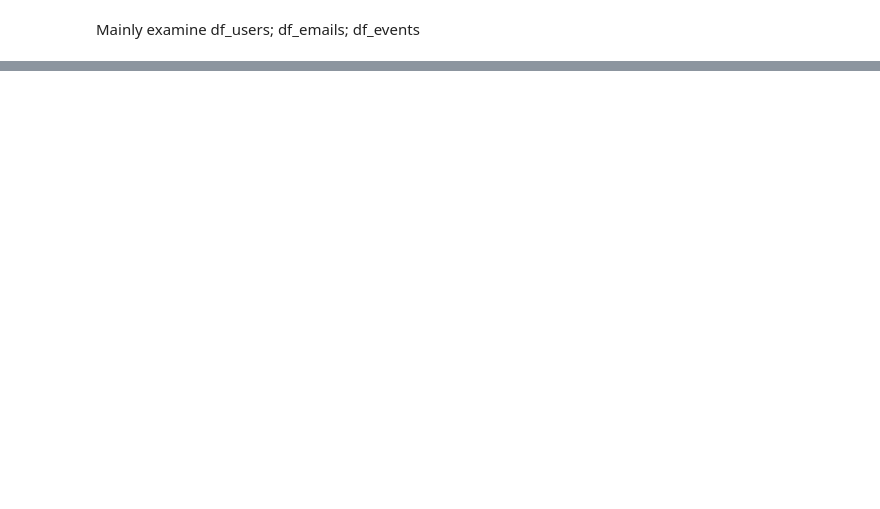
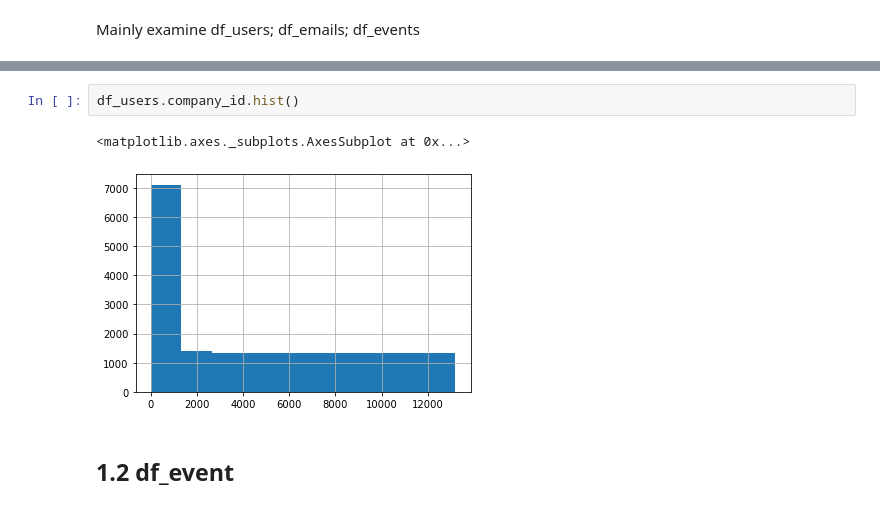
Before and after one commit to Zhefei123/Data_challenge, a Jupyter notebook: DC4/DC4.ipynb, the cells around one changed output, grey strips where cells are left out. Saved outputs shown, nothing was run; the diff lists cells and outputs as text; blank space fills up the shorter version.

```diff
--- a/DC4/DC4.ipynb
+++ b/DC4/DC4.ipynb
@@ -164,0 +190,7 @@ df_users2.set_index('activated_at_m').plot()
+# %%
+df_users.company_id.hist()
+# %% [output]
+<matplotlib.axes._subplots.AxesSubplot at 0x...>
+[figure, added]
+# %% [markdown]
+## 1.2 df_event
```
Also changed, not shown: parts of 51 cells of this notebook.
